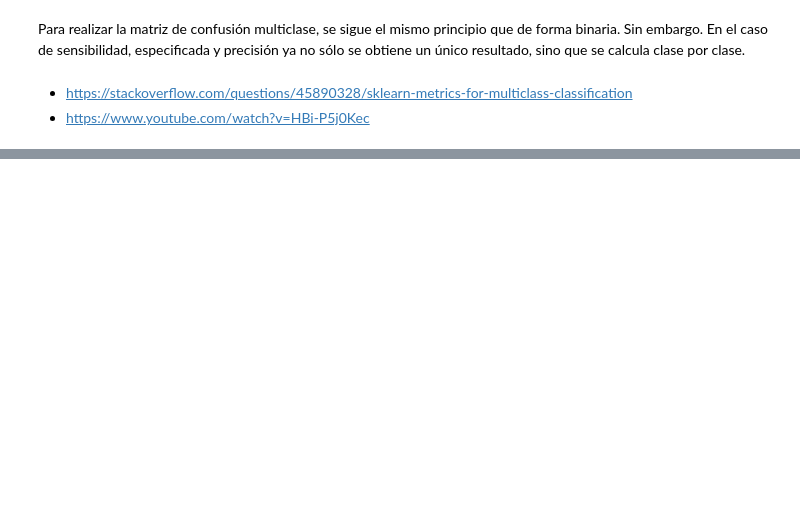
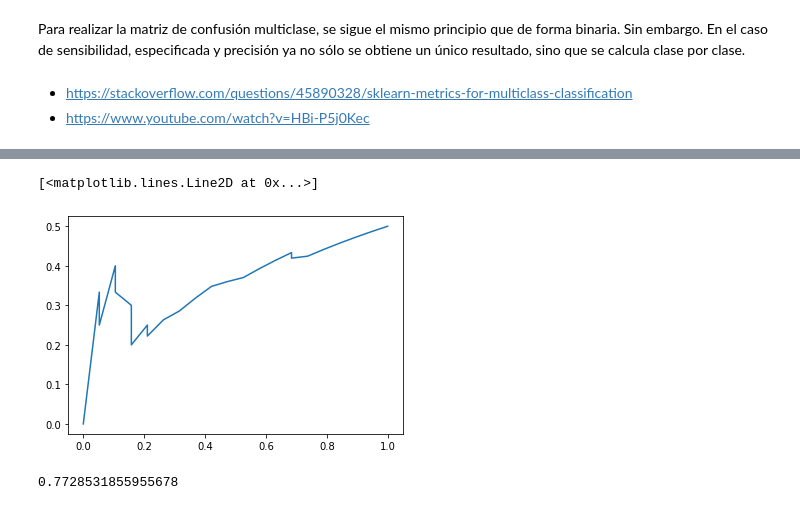
Before and after one commit to juanjosegdoj/ML_optativaUCO, a Jupyter notebook: taller 3 Algoritmo a mano y métricas/taller3.ipynb, the cells around one changed output, grey strips where cells are left out. Drawn from its saved outputs; the diff is of its cells as text; code cells hidden in the pictures; blank space fills up the shorter version.

```diff
--- a/taller 3 Algoritmo a mano y métricas/taller3.ipynb
+++ b/taller 3 Algoritmo a mano y métricas/taller3.ipynb
@@ -396,0 +400,15 @@ Para realizar la matriz de confusión multiclase, se sigue el mismo principio qu
+# %%
+y_true = np.array([1, 1, 1, 1, 1, 1, 1, 1, 1, 1, 1, 1, 1, 1, 1, 1, 1, 1, 1, 0, 0, 0, 0, 0, 0, 0, 0, 0, 0, 0, 0, 0, 0, 0, 0, 0, 0, 0])
+prediccion =  np.array([0.97, 0.71, 0.16, 0.54, 0.67, 0.73, 0.56, 0.24, 0.98, 0.09, 0.89, 0.84, 0.74, 0.43, 0.78, 0.99, 0.65, 0.64, 0.50,
+                   0.33, 0.23, 0.45, 0.54, 0.78, 0.04, 0.01, 0.65, 0.23, 0.41, 0.32, 0.67, 0.32, 0.76, 0.23, 0.32, 0.49, 0.15, 0.19])
+
+# ordenamos
+ind_sort = prediccion.argsort()
+prediccion.sort()
+y_true_copia  = []
+for i in ind_sort:
+    y_true_copia.append(y_true[i])
+y_true = y_true_copia
+
+print(prediccion)
+print(y_true)
@@ -396,0 +420,17 @@ Para realizar la matriz de confusión multiclase, se sigue el mismo principio qu
+# %%
+recall_s = []
+precision_s = []
+
+for limite in np.arange(0.01, 1+0.01, 0.01):
+
+    y_pred = []
+
+    for pr_i in prediccion.argsort():
+        if prediccion[pr_i] < limite:
+            y_pred.append(1)
+        else:
+            y_pred.append(0)
+
+    print(f1_score(y_true, y_pred), limite)
+    recall_s.append(recall_score(y_true, y_pred))
+    precision_s.append(precision_score(y_true, y_pred))
@@ -396,0 +455,9 @@ Para realizar la matriz de confusión multiclase, se sigue el mismo principio qu
+# %%
+plt.plot(recall_s, precision_s)
+# %% [output]
+[<matplotlib.lines.Line2D at 0x...>]
+[figure, added]
+# %%
+roc_auc_score(y_true, prediccion)
+# %% [output]
+0.7728531855955678
```
Also changed, not shown: parts of 20 cells of this notebook.
